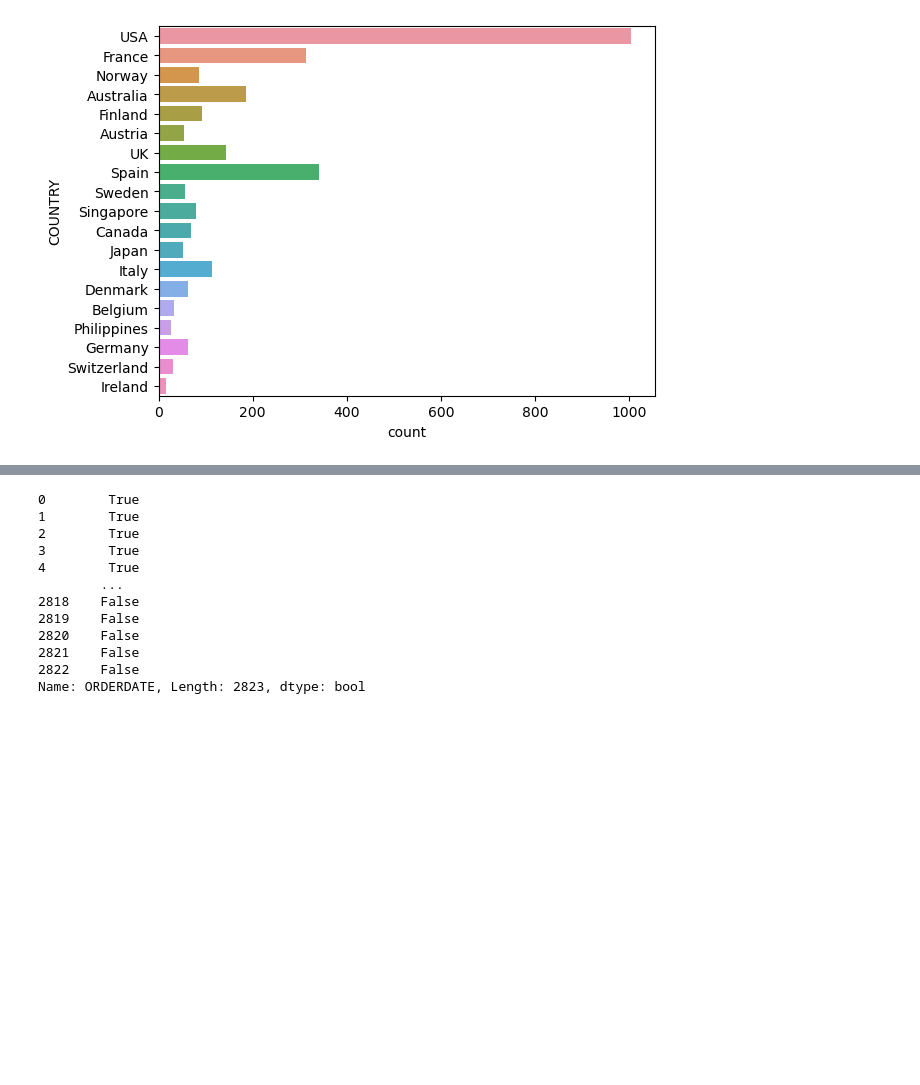
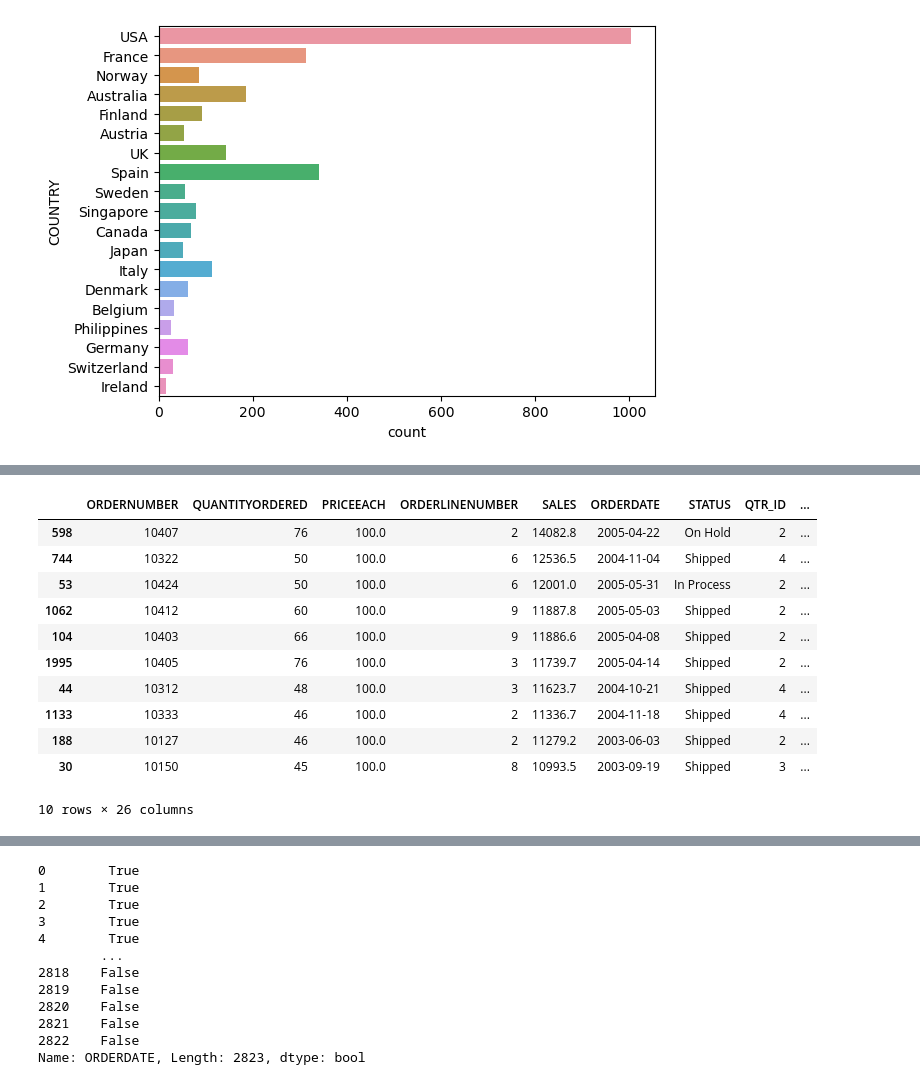
Before and after one commit to stanford-mse-125/demos, a Jupyter notebook: sales.ipynb, the cells around one changed output, grey strips where cells are left out. Drawn from its saved outputs; the diff is of its cells as text; code cells hidden in the pictures; blank space fills up the shorter version.

```diff
--- a/sales.ipynb
+++ b/sales.ipynb
@@ -172,0 +175,17 @@ sns.countplot(y='COUNTRY', data=df)
+# %%
+# print the largest ten sales
+top_ten = df.sort_values('SALES', ascending=False).head(10)
+top_ten
+# %% [output]
+|  | ORDERNUMBER | QUANTITYORDERED | PRICEEACH | ORDERLINENUMBER | SALES | ORDERDATE | STATUS | QTR_ID | ... |
+| 598 | 10407 | 76 | 100.0 | 2 | 14082.8 | 2005-04-22 | On Hold | 2 | ... |
+| 744 | 10322 | 50 | 100.0 | 6 | 12536.5 | 2004-11-04 | Shipped | 4 | ... |
+| 53 | 10424 | 50 | 100.0 | 6 | 12001.0 | 2005-05-31 | In Process | 2 | ... |
+| 1062 | 10412 | 60 | 100.0 | 9 | 11887.8 | 2005-05-03 | Shipped | 2 | ... |
+| 104 | 10403 | 66 | 100.0 | 9 | 11886.6 | 2005-04-08 | Shipped | 2 | ... |
+| 1995 | 10405 | 76 | 100.0 | 3 | 11739.7 | 2005-04-14 | Shipped | 2 | ... |
+| 44 | 10312 | 48 | 100.0 | 3 | 11623.7 | 2004-10-21 | Shipped | 4 | ... |
+| 1133 | 10333 | 46 | 100.0 | 2 | 11336.7 | 2004-11-18 | Shipped | 4 | ... |
+| 188 | 10127 | 46 | 100.0 | 2 | 11279.2 | 2003-06-03 | Shipped | 2 | ... |
+| 30 | 10150 | 45 | 100.0 | 8 | 10993.5 | 2003-09-19 | Shipped | 3 | ... |
+10 rows × 26 columns
```
Also changed, not shown: parts of 6 cells of this notebook, 2 other files.
